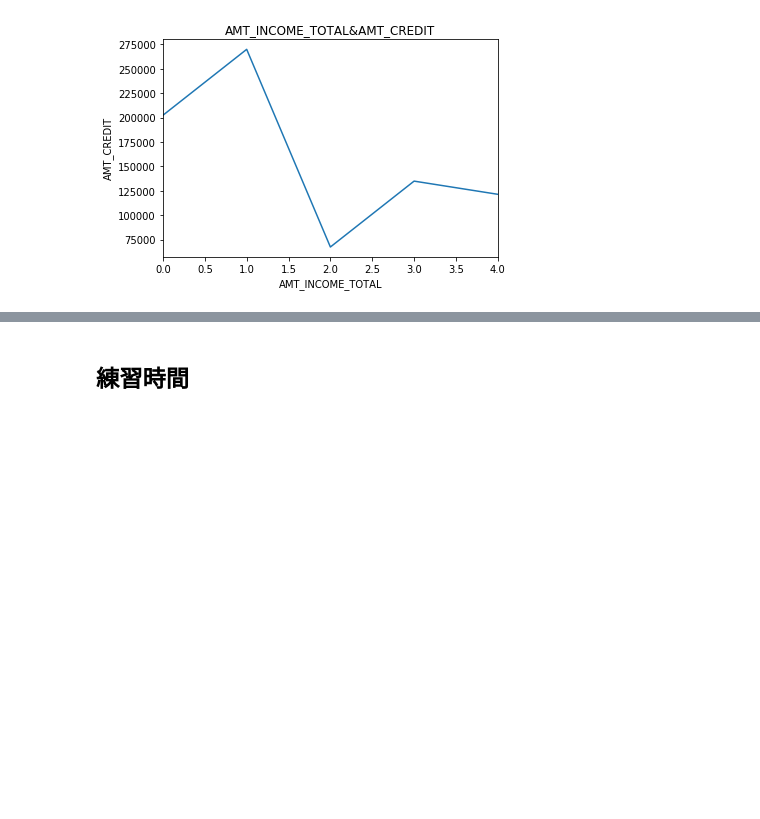
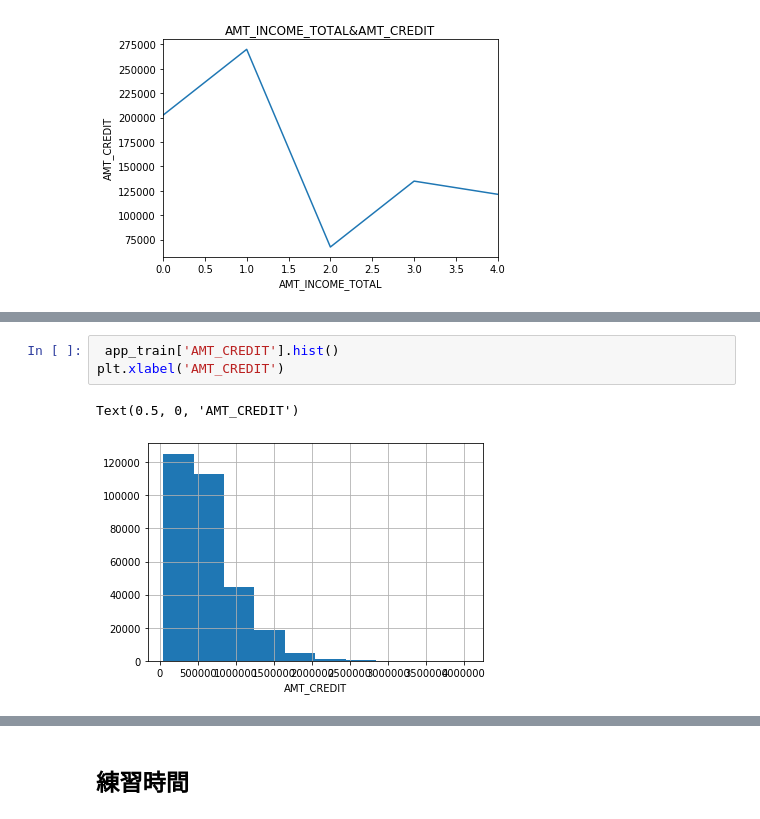
Before and after one commit to yingju0928/ML100Days, a Jupyter notebook: homework/Day_008_HW.ipynb, the cells around one changed output, grey strips where cells are left out. Saved outputs shown, nothing was run; the diff lists cells and outputs as text; blank space fills up the shorter version.

```diff
--- a/homework/Day_008_HW.ipynb
+++ b/homework/Day_008_HW.ipynb
@@ -59,0 +86,6 @@ Text(0.5, 1.0, 'AMT_INCOME_TOTAL&AMT_CREDIT')
+# %%
+ app_train['AMT_CREDIT'].hist()
+plt.xlabel('AMT_CREDIT')
+# %% [output]
+Text(0.5, 0, 'AMT_CREDIT')
+[figure, added]
```
Also changed, not shown: parts of 6 cells of this notebook.
